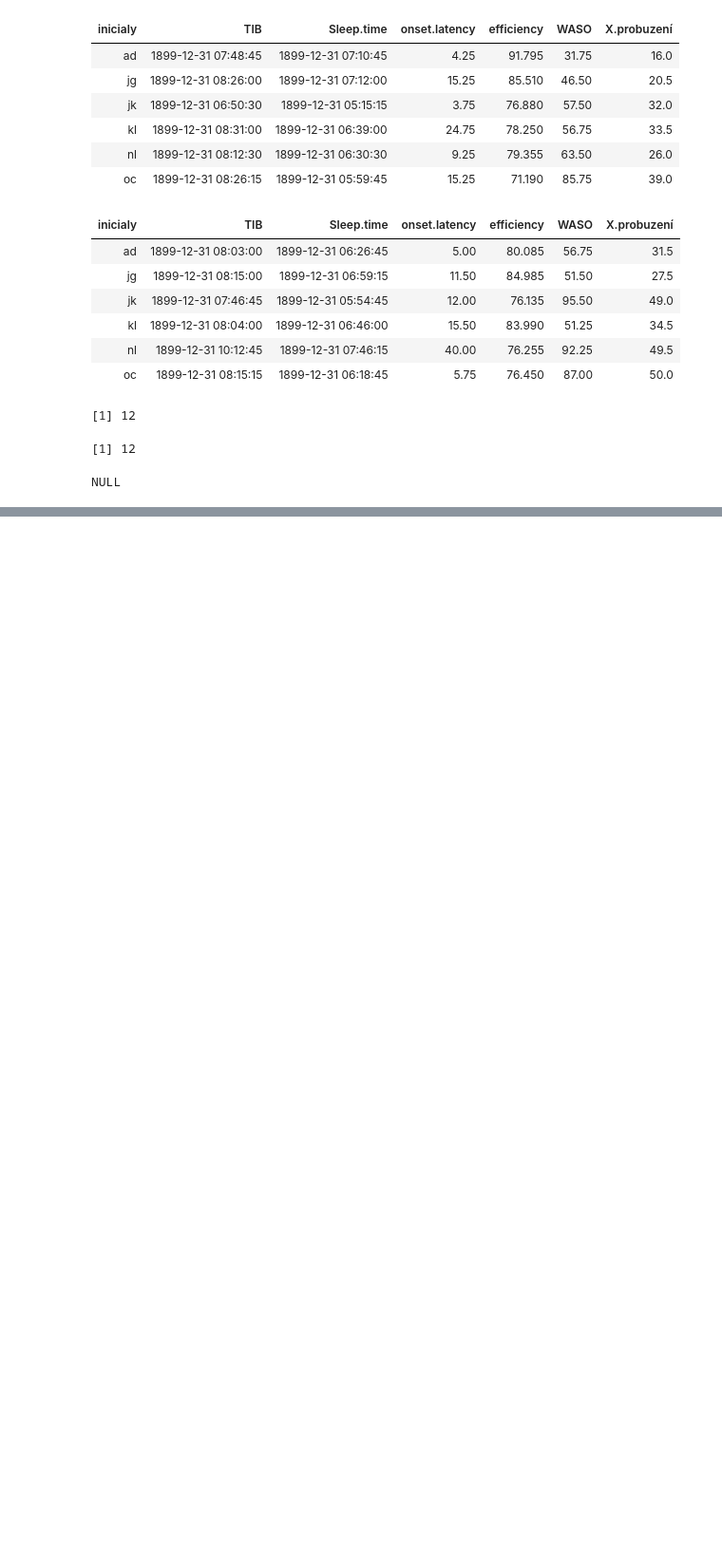
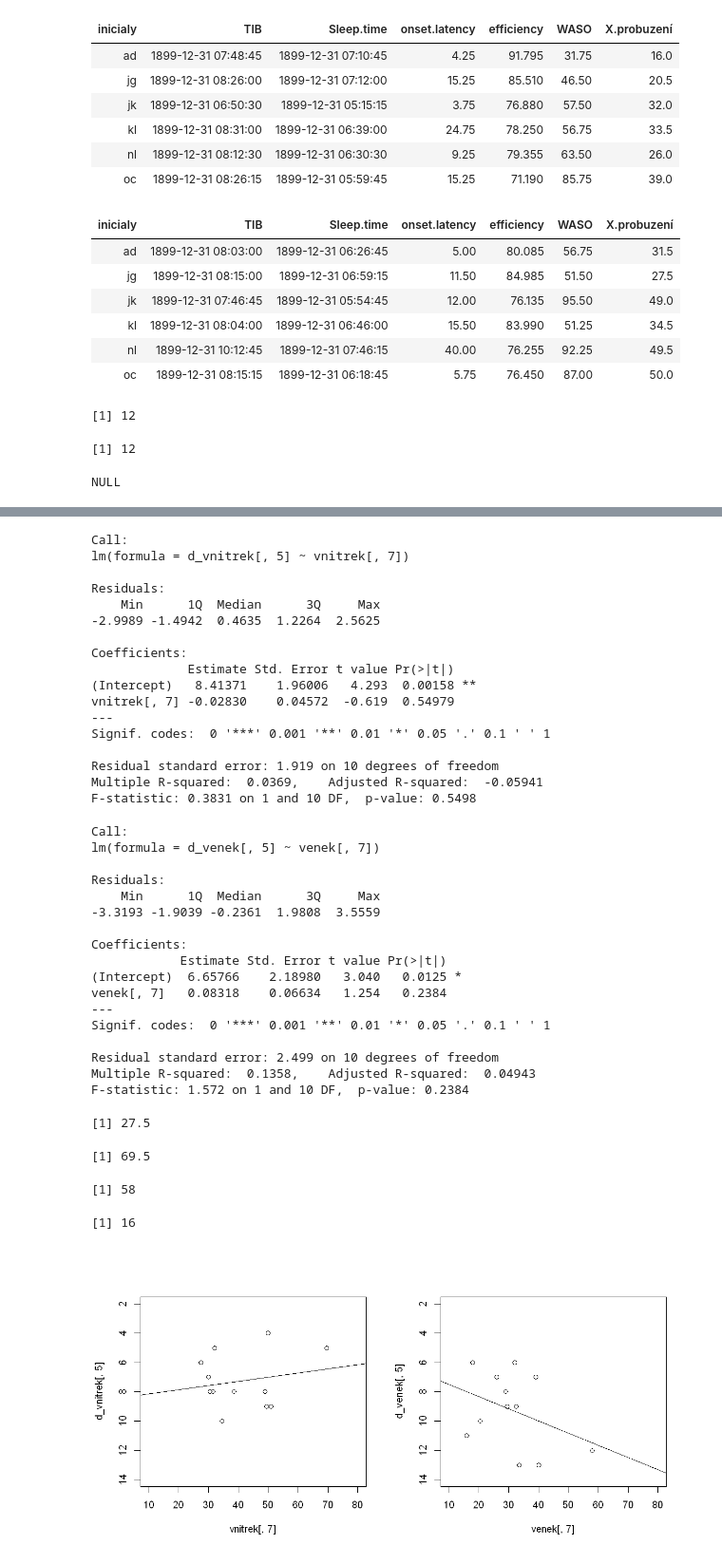
Before and after one commit to magicbeans817/projekt_spani, a Jupyter notebook: script.ipynb, the cells around one changed output, grey strips where cells are left out. Shown at 95% size. Cells and saved outputs as stored; diff of their text form; code cells hidden in the pictures; blank space fills up the shorter version.

```diff
--- a/script.ipynb
+++ b/script.ipynb
@@ -186,0 +187,59 @@ F-statistic: 2.403 on 1 and 10 DF,  p-value: 0.1521
+# %%
+options(repr.plot.width=10, repr.plot.height=5)
+par(mfrow = c(1,2))
+
+plot(vnitrek[,7], d_vnitrek[,5], ylim = c(14,2), xlim = c(10,80))
+model1 <- lm(d_vnitrek[,5] ~ vnitrek[,7])
+abline(a=model1$coefficients[1], b=model1$coefficients[2])
+
+plot(venek[,7], d_venek[,5], ylim = c(14,2), xlim = c(10,80))
+model2 <- lm(d_venek[,5] ~ venek[,7])
+abline(a=model2$coefficients[1], b=model2$coefficients[2])
+
+summary(model1)
+summary(model2)
+
+min(vnitrek[,7])
+max(vnitrek[,7])
+max(venek[,7])
+min(venek[,7])
+# %% [output]
+Call:
+lm(formula = d_vnitrek[, 5] ~ vnitrek[, 7])
+
+Residuals:
+    Min      1Q  Median      3Q     Max
+-2.9989 -1.4942  0.4635  1.2264  2.5625
+
+Coefficients:
+             Estimate Std. Error t value Pr(>|t|)
+(Intercept)   8.41371    1.96006   4.293  0.00158 **
+vnitrek[, 7] -0.02830    0.04572  -0.619  0.54979
+---
+Signif. codes:  0 '***' 0.001 '**' 0.01 '*' 0.05 '.' 0.1 ' ' 1
+
+Residual standard error: 1.919 on 10 degrees of freedom
+Multiple R-squared:  0.0369,    Adjusted R-squared:  -0.05941
+F-statistic: 0.3831 on 1 and 10 DF,  p-value: 0.5498
+Call:
+lm(formula = d_venek[, 5] ~ venek[, 7])
+
+Residuals:
+    Min      1Q  Median      3Q     Max
+-3.3193 -1.9039 -0.2361  1.9808  3.5559
+
+Coefficients:
+            Estimate Std. Error t value Pr(>|t|)
+(Intercept)  6.65766    2.18980   3.040   0.0125 *
+venek[, 7]   0.08318    0.06634   1.254   0.2384
+---
+Signif. codes:  0 '***' 0.001 '**' 0.01 '*' 0.05 '.' 0.1 ' ' 1
+
+Residual standard error: 2.499 on 10 degrees of freedom
+Multiple R-squared:  0.1358,    Adjusted R-squared:  0.04943
+F-statistic: 1.572 on 1 and 10 DF,  p-value: 0.2384
+[1] 27.5
+[1] 69.5
+[1] 58
+[1] 16
+[figure, added]
```
Also changed, not shown: parts of 3 cells of this notebook.
